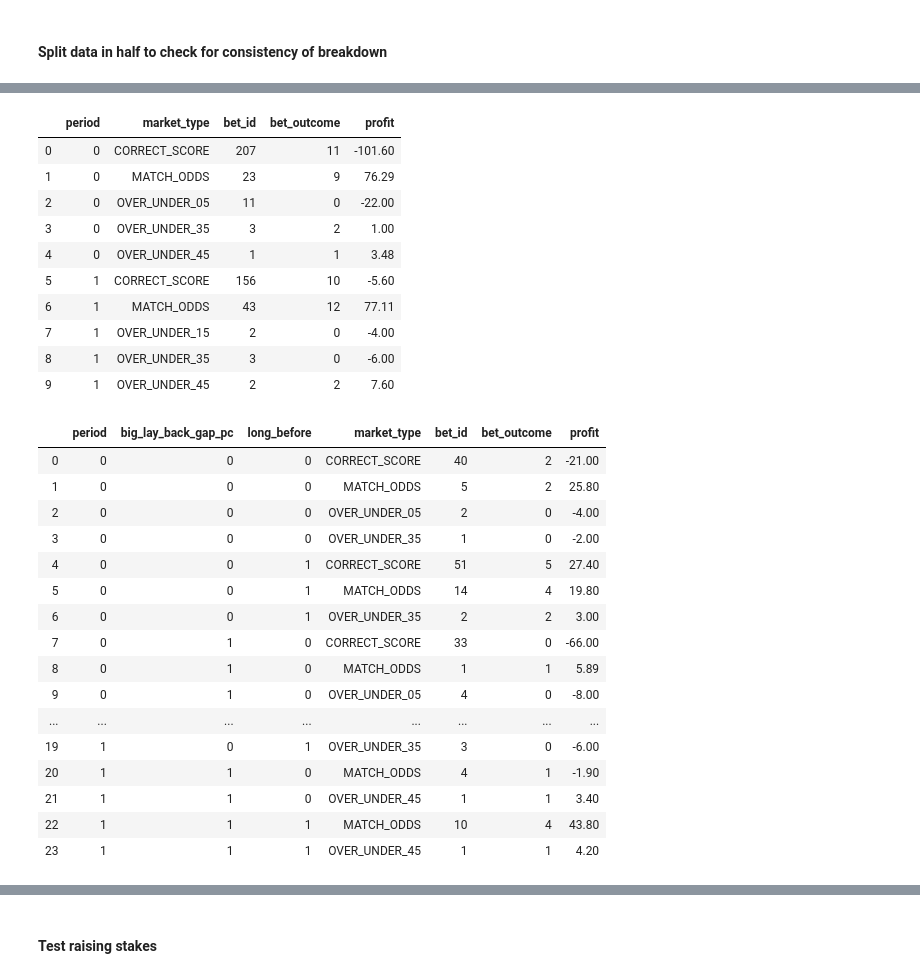
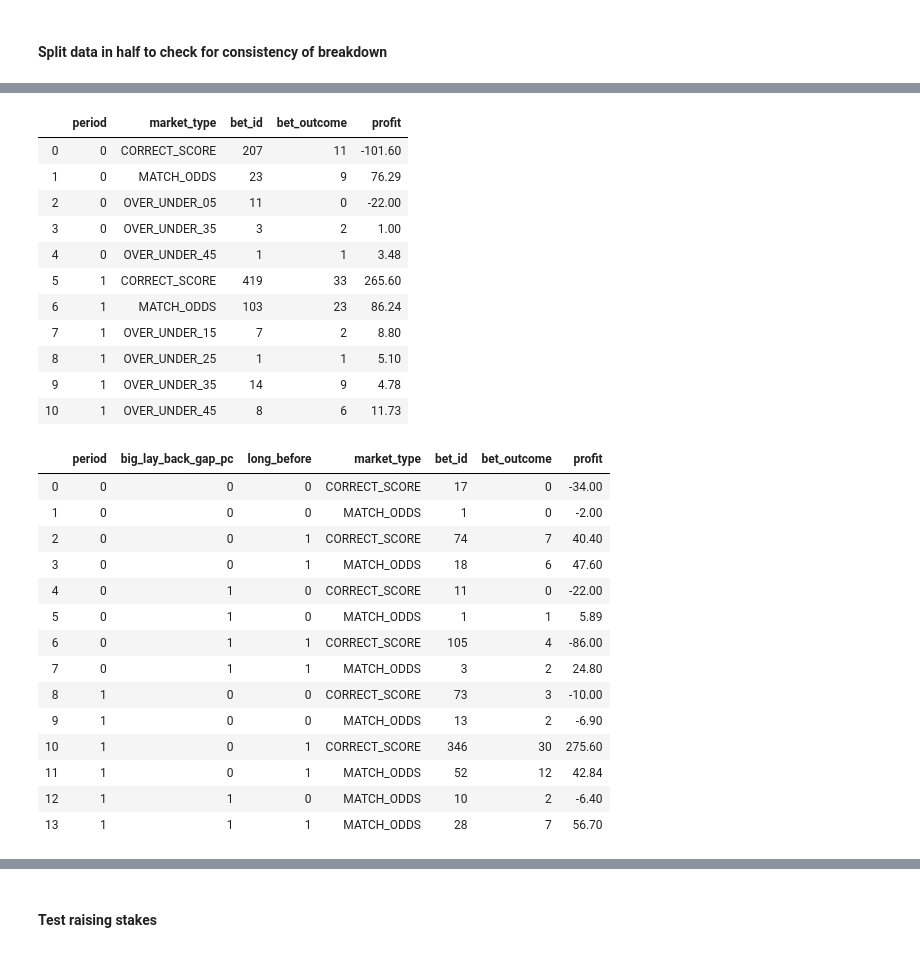
Before and after one commit to AngusMcKay/free_money, a Jupyter notebook: tote/Betfair football monitor.ipynb, the cells around one changed output, grey strips where cells are left out. Saved outputs shown, nothing was run; the diff lists cells and outputs as text; code cells hidden in the pictures.

```diff
--- a/tote/Betfair football monitor.ipynb
+++ b/tote/Betfair football monitor.ipynb
@@ -604,5 +707,5 @@ Text(0.5, 1.0, 'Cumulative Profit')
 # %%
-predictions_data['long_before'] = (predictions_data['minutes_to_event']>240)*1
+predictions_data['long_before'] = (predictions_data['minutes_to_event']>60)*1
 predictions_data.groupby(['long_before', 'market_type']).agg({
     'bet_id': len,
     'bet_outcome': lambda x: sum(np.array(x)=='WON'),
@@ -799,35 +977,34 @@ predictions_data_with_event_counts.groupby(['period', 'market_type']).agg({
 | 2 | 0 | OVER_UNDER_05 | 11 | 0 | -22.00 |
 | 3 | 0 | OVER_UNDER_35 | 3 | 2 | 1.00 |
 | 4 | 0 | OVER_UNDER_45 | 1 | 1 | 3.48 |
-| 5 | 1 | CORRECT_SCORE | 156 | 10 | -5.60 |
-| 6 | 1 | MATCH_ODDS | 43 | 12 | 77.11 |
-| 7 | 1 | OVER_UNDER_15 | 2 | 0 | -4.00 |
-| 8 | 1 | OVER_UNDER_35 | 3 | 0 | -6.00 |
-| 9 | 1 | OVER_UNDER_45 | 2 | 2 | 7.60 |
+| 5 | 1 | CORRECT_SCORE | 419 | 33 | 265.60 |
+| 6 | 1 | MATCH_ODDS | 103 | 23 | 86.24 |
+| 7 | 1 | OVER_UNDER_15 | 7 | 2 | 8.80 |
+| 8 | 1 | OVER_UNDER_25 | 1 | 1 | 5.10 |
+| 9 | 1 | OVER_UNDER_35 | 14 | 9 | 4.78 |
+| 10 | 1 | OVER_UNDER_45 | 8 | 6 | 11.73 |
 # %%
-predictions_data_with_event_counts.groupby(['period', 'big_lay_back_gap_pc', 'long_before', 'market_type']).agg({
+predictions_data_with_event_counts[predictions_data_with_event_counts['market_type'].isin(['MATCH_ODDS', 'CORRECT_SCORE'])].groupby(['period', 'big_lay_back_gap_pc', 'long_before', 'market_type']).agg({
     'bet_id': len,
     'bet_outcome': lambda x: sum(np.array(x)=='WON'),
     'profit': sum
 }).reset_index().sort_values(['period', 'big_lay_back_gap_pc', 'long_before', 'market_type'])
 # %% [output]
 |  | period | big_lay_back_gap_pc | long_before | market_type | bet_id | bet_outcome | profit |
-| 0 | 0 | 0 | 0 | CORRECT_SCORE | 40 | 2 | -21.00 |
-| 1 | 0 | 0 | 0 | MATCH_ODDS | 5 | 2 | 25.80 |
-| 2 | 0 | 0 | 0 | OVER_UNDER_05 | 2 | 0 | -4.00 |
-| 3 | 0 | 0 | 0 | OVER_UNDER_35 | 1 | 0 | -2.00 |
-| 4 | 0 | 0 | 1 | CORRECT_SCORE | 51 | 5 | 27.40 |
-| 5 | 0 | 0 | 1 | MATCH_ODDS | 14 | 4 | 19.80 |
-| 6 | 0 | 0 | 1 | OVER_UNDER_35 | 2 | 2 | 3.00 |
-| 7 | 0 | 1 | 0 | CORRECT_SCORE | 33 | 0 | -66.00 |
-| 8 | 0 | 1 | 0 | MATCH_ODDS | 1 | 1 | 5.89 |
-| 9 | 0 | 1 | 0 | OVER_UNDER_05 | 4 | 0 | -8.00 |
-| ... | ... | ... | ... | ... | ... | ... | ... |
-| 19 | 1 | 0 | 1 | OVER_UNDER_35 | 3 | 0 | -6.00 |
-| 20 | 1 | 1 | 0 | MATCH_ODDS | 4 | 1 | -1.90 |
-| 21 | 1 | 1 | 0 | OVER_UNDER_45 | 1 | 1 | 3.40 |
-| 22 | 1 | 1 | 1 | MATCH_ODDS | 10 | 4 | 43.80 |
-| 23 | 1 | 1 | 1 | OVER_UNDER_45 | 1 | 1 | 4.20 |
+| 0 | 0 | 0 | 0 | CORRECT_SCORE | 17 | 0 | -34.00 |
+| 1 | 0 | 0 | 0 | MATCH_ODDS | 1 | 0 | -2.00 |
+| 2 | 0 | 0 | 1 | CORRECT_SCORE | 74 | 7 | 40.40 |
+| 3 | 0 | 0 | 1 | MATCH_ODDS | 18 | 6 | 47.60 |
+| 4 | 0 | 1 | 0 | CORRECT_SCORE | 11 | 0 | -22.00 |
+| 5 | 0 | 1 | 0 | MATCH_ODDS | 1 | 1 | 5.89 |
+| 6 | 0 | 1 | 1 | CORRECT_SCORE | 105 | 4 | -86.00 |
+| 7 | 0 | 1 | 1 | MATCH_ODDS | 3 | 2 | 24.80 |
+| 8 | 1 | 0 | 0 | CORRECT_SCORE | 73 | 3 | -10.00 |
+| 9 | 1 | 0 | 0 | MATCH_ODDS | 13 | 2 | -6.90 |
+| 10 | 1 | 0 | 1 | CORRECT_SCORE | 346 | 30 | 275.60 |
+| 11 | 1 | 0 | 1 | MATCH_ODDS | 52 | 12 | 42.84 |
+| 12 | 1 | 1 | 0 | MATCH_ODDS | 10 | 2 | -6.40 |
+| 13 | 1 | 1 | 1 | MATCH_ODDS | 28 | 7 | 56.70 |
 # %%
 predictions_data_with_event_counts.groupby(['period', 'big_lay_back_gap_pc', 'long_before', 'low_total_matched']).agg({
     'bet_id': len,
```
Also changed, not shown: parts of 76 cells of this notebook, 2 other files.
